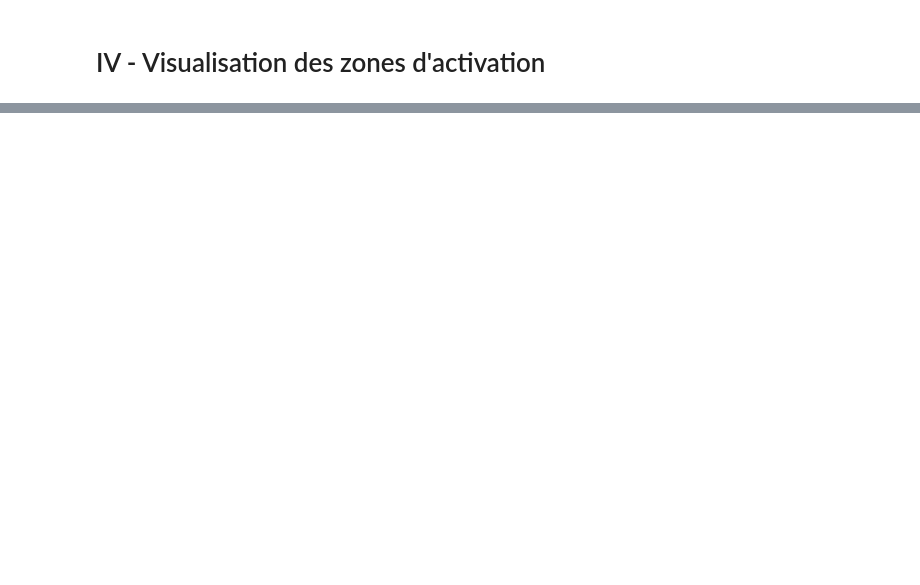
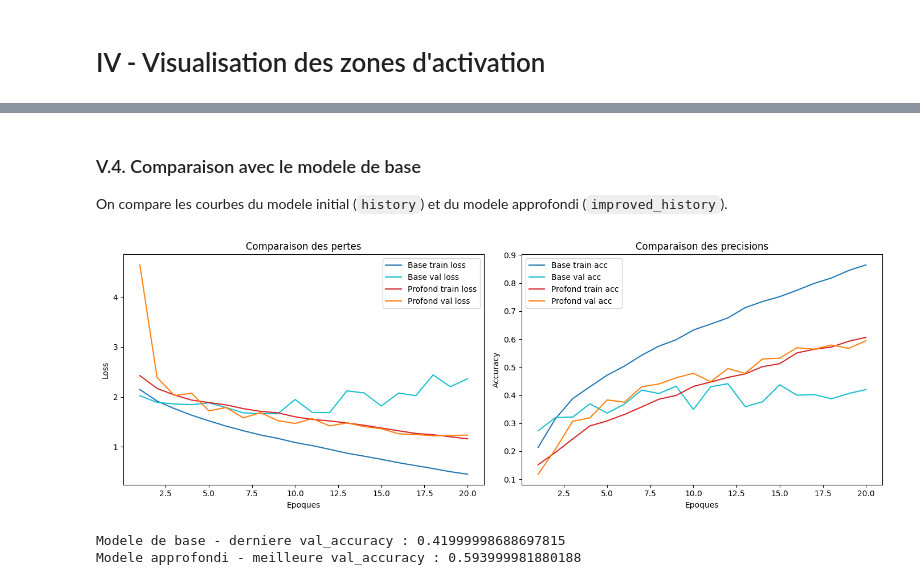
Before and after one commit to Languisher/CSC_4MI04_TP3, a Jupyter notebook: TP3_CNN.ipynb, the cells around one changed output, grey strips where cells are left out. Cells and saved outputs as stored; diff of their text form; code cells hidden in the pictures; blank space fills up the shorter version.

```diff
--- a/TP3_CNN.ipynb
+++ b/TP3_CNN.ipynb
@@ -448,0 +572,15 @@ for k in range(n_display):
+# %%
+improved_callbacks = [
+    EarlyStopping(monitor='val_loss', patience=5, restore_best_weights=True, verbose=1),
+    ReduceLROnPlateau(monitor='val_loss', factor=0.5, patience=3, verbose=1)
+]
+
+improved_history = improved_model.fit(
+    x_train,
+    y_train,
+    batch_size=32,
+    epochs=20,
+    verbose=1,
+    validation_data=(x_val, y_val),
+    callbacks=improved_callbacks
+)
@@ -448,0 +605,48 @@ for k in range(n_display):
+# %% [markdown]
+### V.4. Comparaison avec le modele de base
+
+On compare les courbes du modele initial (`history`) et du modele approfondi (`improved_history`).
+# %%
+def get_history_key(history_obj, candidates):
+    for key in candidates:
+        if key in history_obj.history:
+            return key
+    raise KeyError(f"Aucune des cles {candidates} n'a ete trouvee dans l'historique.")
+
+baseline_acc_key = get_history_key(history, ['accuracy', 'acc'])
+baseline_val_acc_key = get_history_key(history, ['val_accuracy', 'val_acc'])
+improved_acc_key = get_history_key(improved_history, ['accuracy', 'acc'])
+improved_val_acc_key = get_history_key(improved_history, ['val_accuracy', 'val_acc'])
+
+baseline_epochs = range(1, len(history.history['loss']) + 1)
+improved_epochs = range(1, len(improved_history.history['loss']) + 1)
+
+fig, axes = plt.subplots(1, 2, figsize=(14, 5))
+
+axes[0].plot(baseline_epochs, history.history['loss'], label='Base train loss', color='tab:blue')
+axes[0].plot(baseline_epochs, history.history['val_loss'], label='Base val loss', color='tab:cyan')
+axes[0].plot(improved_epochs, improved_history.history['loss'], label='Profond train loss', color='tab:red')
+axes[0].plot(improved_epochs, improved_history.history['val_loss'], label='Profond val loss', color='tab:orange')
+axes[0].set_title('Comparaison des pertes')
+axes[0].set_xlabel('Epoques')
+axes[0].set_ylabel('Loss')
+axes[0].legend()
+
+axes[1].plot(baseline_epochs, history.history[baseline_acc_key], label='Base train acc', color='tab:blue')
+axes[1].plot(baseline_epochs, history.history[baseline_val_acc_key], label='Base val acc', color='tab:cyan')
+axes[1].plot(improved_epochs, improved_history.history[improved_acc_key], label='Profond train acc', color='tab:red')
+axes[1].plot(improved_epochs, improved_history.history[improved_val_acc_key], label='Profond val acc', color='tab:orange')
+axes[1].set_title('Comparaison des precisions')
+axes[1].set_xlabel('Epoques')
+axes[1].set_ylabel('Accuracy')
+axes[1].legend()
+
+plt.tight_layout()
+plt.show()
+
+print('Modele de base - derniere val_accuracy :', history.history[baseline_val_acc_key][-1])
+print('Modele approfondi - meilleure val_accuracy :', max(improved_history.history[improved_val_acc_key]))
+# %% [output]
+[figure, added]
+Modele de base - derniere val_accuracy : 0.41999998688697815
+Modele approfondi - meilleure val_accuracy : 0.593999981880188
```
Also changed, not shown: parts of 25 cells of this notebook, 1 other file.
